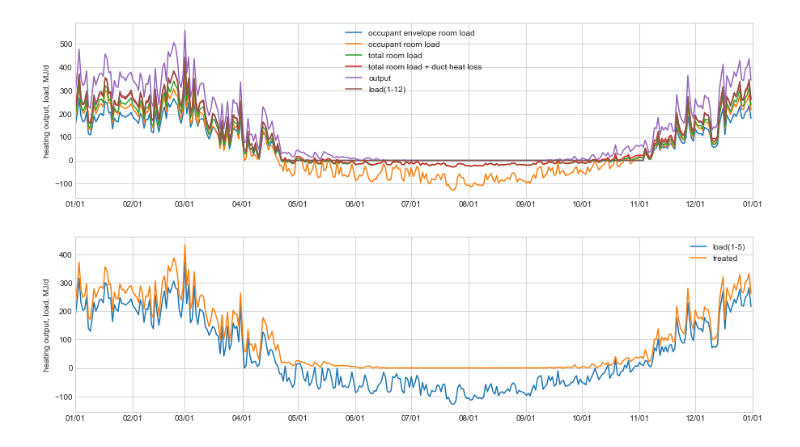
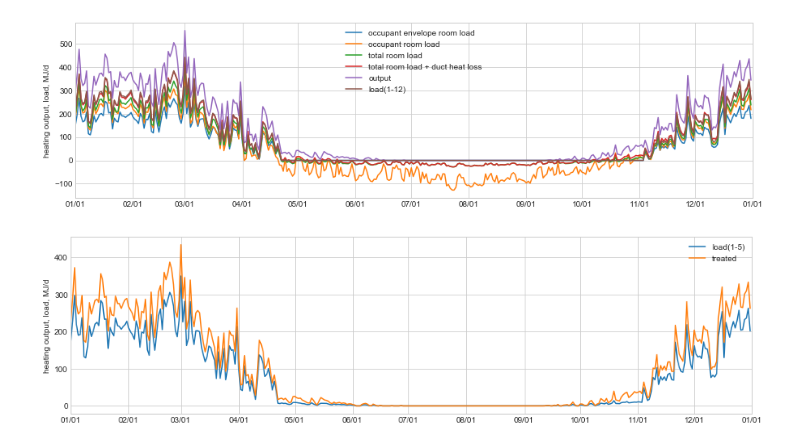
Before and after one commit to HisashiMiura/duct_type_central_hc_system, a Jupyter notebook: report_8_thermal_output.ipynb, the cells around one changed output. Saved outputs shown, nothing was run; the diff lists cells and outputs as text; code cells hidden in the pictures.

Commit message:
change get_duct_heat_loss_for_heating function

```diff
--- a/report_8_thermal_output.ipynb
+++ b/report_8_thermal_output.ipynb
@@ -73,14 +73,19 @@ heat_loss_through_partition_for_heating_total = df6t.heat_loss_through_partition
                                               + df6t.heat_loss_through_partition_heating_room4 \
                                               + df6t.heat_loss_through_partition_heating_room5
 
-case = 6
+duct_heat_loss_heating_total = df6t.duct_heat_loss_heating_room1 \
+                             + df6t.duct_heat_loss_heating_room2 \
+                             + df6t.duct_heat_loss_heating_room3 \
+                             + df6t.duct_heat_loss_heating_room4 \
+                             + df6t.duct_heat_loss_heating_room5
+
 data = [
     (heating_load_room_total, 'occupant envelope room load'),
     (heating_load_room_total + heat_loss_through_partition_for_heating_total, 'occupant room load'),
-    (heating_load_room_total + ac.get_non_occupant_room_load(case), 'total room load'),
-    (heating_load_room_total + ac.get_non_occupant_room_load(case) + np.sum(ac.get_duct_heat_loss_for_heating(case), axis=0), 'total room load + duct heat loss'),
-    (ac.get_heat_source_heating_output(case), 'output'),
-    (np.sum(ac.get_heating_load(6), axis=0), 'load(1-12)')
+    (heating_load_room_total + df6t.non_occupant_room_load, 'total room load'),
+    (heating_load_room_total + df6t.non_occupant_room_load + duct_heat_loss_heating_total, 'total room load + duct heat loss'),
+    (df6t.output_of_heat_source_heating, 'output'),
+    (df6t.old_heating_load_sum_of_12_rooms, 'load(1-12)')
 ]
 
 ac.draw_graph('heating output, load, MJ/d', data, op='itg')
@@ -89,15 +94,15 @@ ac.draw_graph('heating output, load, MJ/d', data, op='itg')
 # %%
 actual_treated_load_for_heating = df6t.actual_treated_load_heating_room1 \
                                 + df6t.actual_treated_load_heating_room2 \
                                 + df6t.actual_treated_load_heating_room3 \
                                 + df6t.actual_treated_load_heating_room4 \
                                 + df6t.actual_treated_load_heating_room5
 
 data = [
-    (np.sum(ac.get_heating_load(6)[0:5], axis=0) + np.sum(ac.get_heat_loss_through_partition_for_heating(6), axis=0), 'load(1-5)'),
+    (heating_load_room_total + duct_heat_loss_heating_total, 'load(1-5)'),
     (actual_treated_load_for_heating, 'treated'),
 ]
 
 ac.draw_graph('heating output, load, MJ/d', data, op='itg')
 # %% [output]
-[figure, old version]
+[figure, new version]
```
Also changed, not shown: 2 other files.
